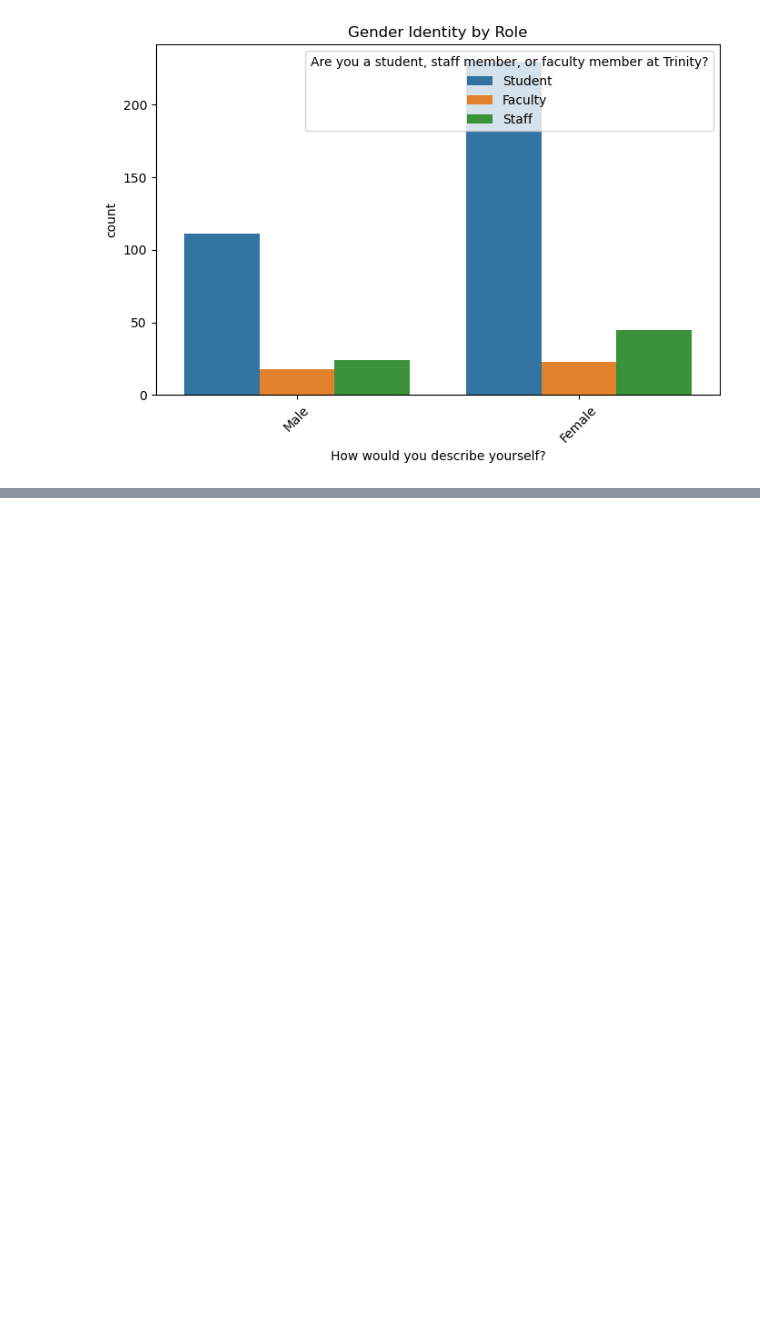
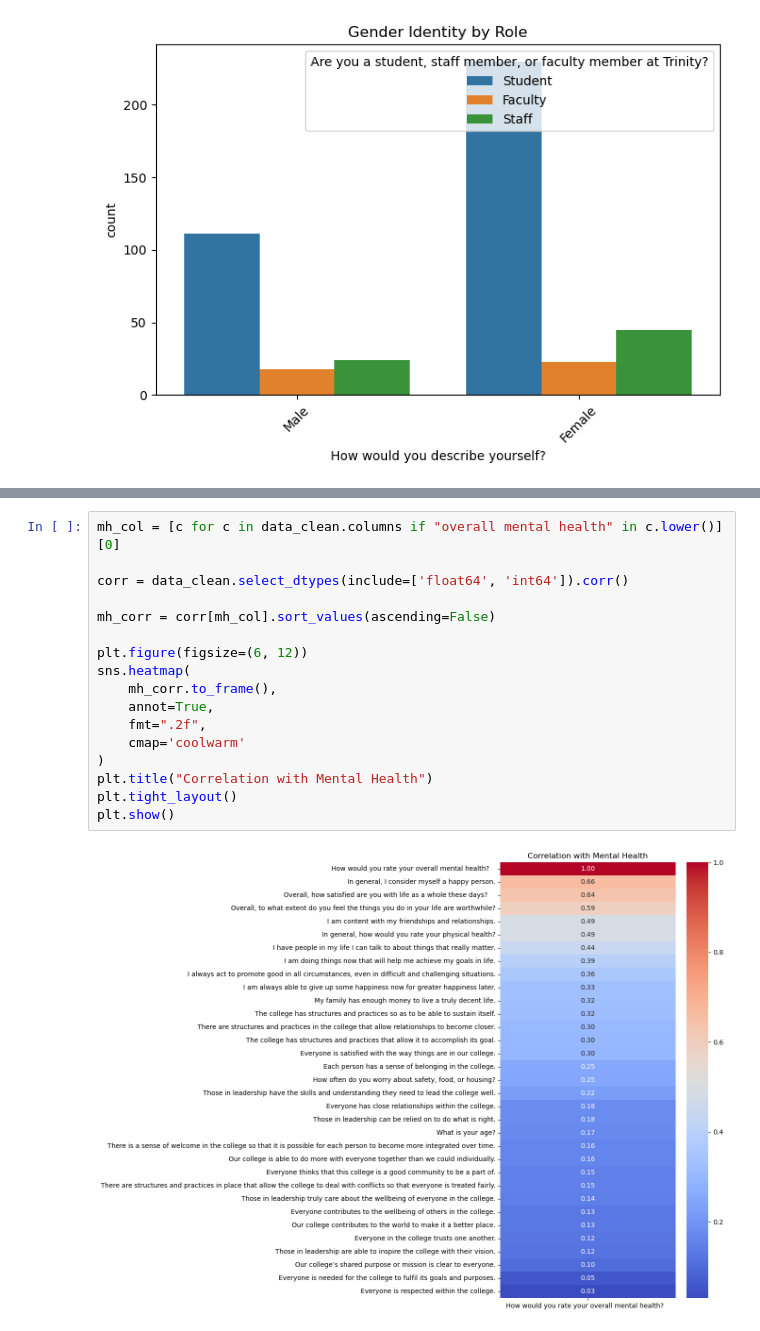
Before and after one commit to sangabrielstephanie/MachineLearningProject-TrinityWellbeing, a Jupyter notebook: MachineLearningProjectFix.ipynb, the cells around one changed output, grey strips where cells are left out. Drawn from its saved outputs; the diff is of its cells as text; blank space fills up the shorter version.

```diff
--- a/MachineLearningProjectFix.ipynb
+++ b/MachineLearningProjectFix.ipynb
@@ -190,0 +141,19 @@ for role, df in role_dfs.items():
+# %%
+mh_col = [c for c in data_clean.columns if "overall mental health" in c.lower()][0]
+
+corr = data_clean.select_dtypes(include=['float64', 'int64']).corr()
+
+mh_corr = corr[mh_col].sort_values(ascending=False)
+
+plt.figure(figsize=(6, 12))
+sns.heatmap(
+    mh_corr.to_frame(),
+    annot=True,
+    fmt=".2f",
+    cmap='coolwarm'
+)
+plt.title("Correlation with Mental Health")
+plt.tight_layout()
+plt.show()
+# %% [output]
+[figure, added]
```
Also changed, not shown: parts of 38 cells of this notebook.
